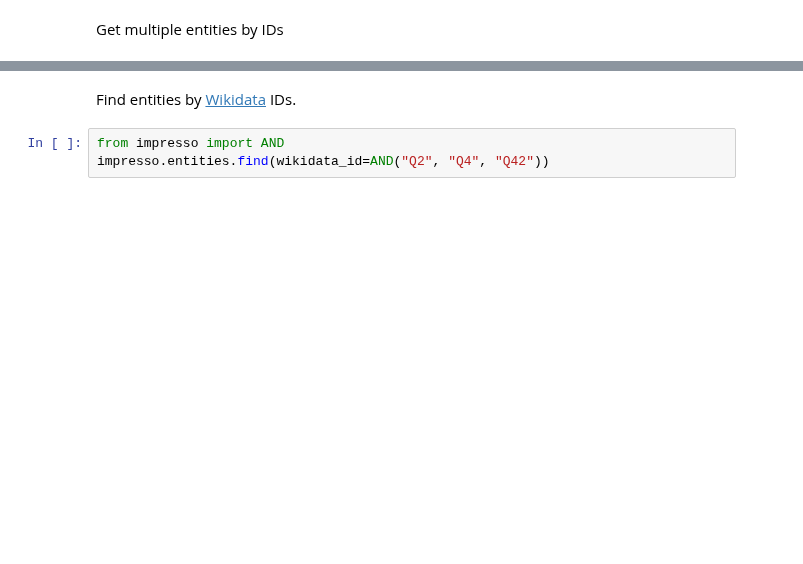
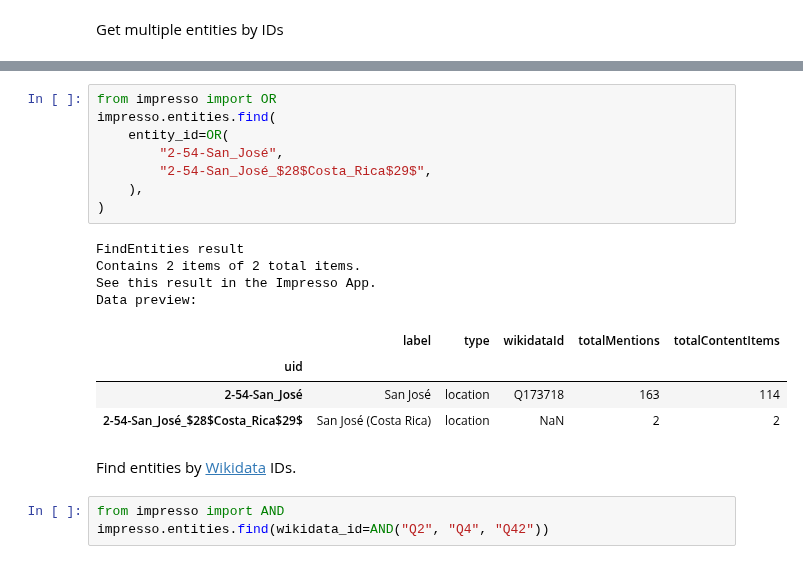
Before and after one commit to impresso/impresso-py, a Jupyter notebook: examples/notebooks/entities.ipynb, the cells around one changed output, grey strips where cells are left out. Cells and saved outputs as stored; diff of their text form; blank space fills up the shorter version.

```diff
--- a/examples/notebooks/entities.ipynb
+++ b/examples/notebooks/entities.ipynb
@@ -81,3 +79,20 @@ Data preview:
+# %%
+from impresso import OR
+impresso.entities.find(
+    entity_id=OR(
+        "2-54-San_José",
+        "2-54-San_José_$28$Costa_Rica$29$",
+    ),
+)
+# %% [output]
+FindEntities result
+Contains 2 items of 2 total items.
+See this result in the Impresso App.
+Data preview:
+|  | label | type | wikidataId | totalMentions | totalContentItems |
+| uid |  |  |  |  |  |
+| 2-54-San_José | San José | location | Q173718 | 163 | 114 |
+| 2-54-San_José_$28$Costa_Rica$29$ | San José (Costa Rica) | location | NaN | 2 | 2 |
 # %% [markdown]
 Find entities by [Wikidata](https://www.wikidata.org/wiki/Wikidata:Main_Page) IDs.
 # %%
```
Also changed, not shown: parts of 11 cells of this notebook, 39 other files.
